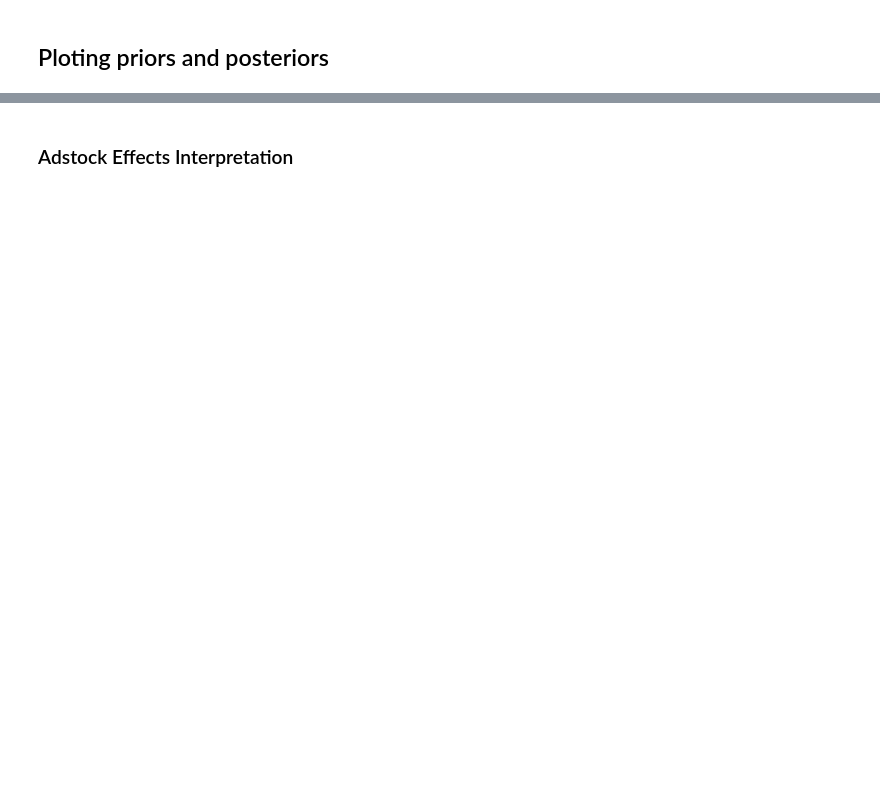
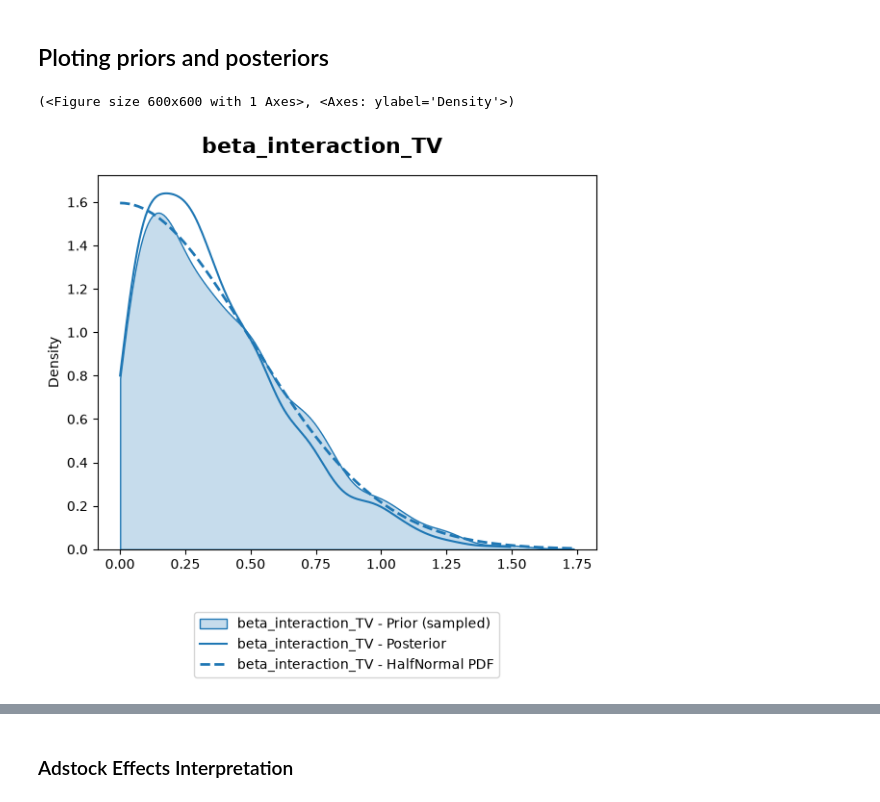
Before and after one commit to antoine-caillebotte/mmm_utils, a Jupyter notebook: examples/mmm_fit_example.ipynb, the cells around one changed output, grey strips where cells are left out. Saved outputs shown, nothing was run; the diff lists cells and outputs as text; code cells hidden in the pictures; blank space fills up the shorter version.

```diff
--- a/examples/mmm_fit_example.ipynb
+++ b/examples/mmm_fit_example.ipynb
@@ -399,5 +396,8 @@ import matplotlib.pyplot as plt
 # %%
 plot_prior_vs_posterior(
-    mmm, "product_media", ["cospirit"], seperately=True, figsize=(6, 6)
+    mmm, "beta_interaction_TV", None, seperately=False, figsize=(6, 6)
 )
+# %% [output]
+(<Figure size 600x600 with 1 Axes>, <Axes: ylabel='Density'>)
+[figure, added]
 # %%
```
Also changed, not shown: parts of 34 cells of this notebook, 19 other files.
